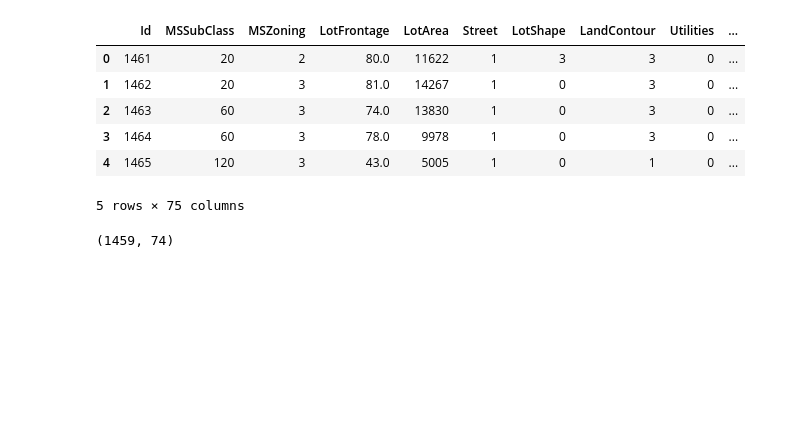
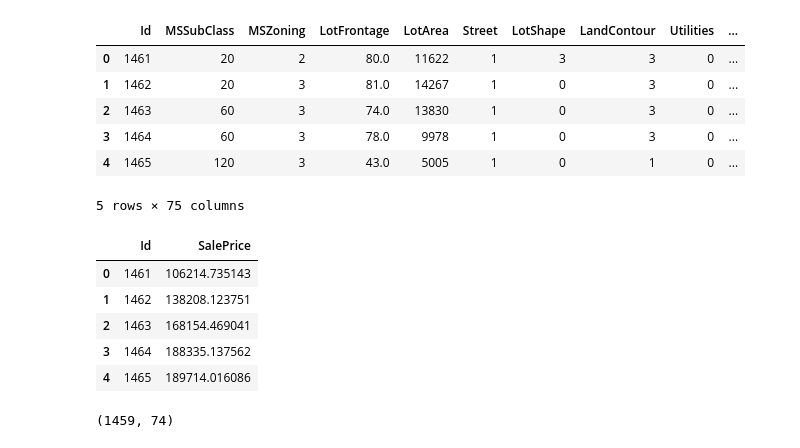
Before and after one commit to KizitoNaanma/Kaggle, a Jupyter notebook: House Pricing/House Price.ipynb, the cells around one changed output. Drawn from its saved outputs; the diff is of its cells as text; code cells hidden in the pictures; blank space fills up the shorter version.

```diff
--- a/House Pricing/House Price.ipynb
+++ b/House Pricing/House Price.ipynb
@@ -257,6 +257,7 @@ test_df.head()
 5 rows × 75 columns
 # %%
 preds = test_df.drop(['Id'],1)
+sc.fit_transform(preds)
 prediction = linalg.predict(preds)
 # %%
 submission = pd.DataFrame({
@@ -268,2 +267,11 @@ su
+# %%
+submission.head()
+# %% [output]
+|  | Id | SalePrice |
+| 0 | 1461 | 106214.735143 |
+| 1 | 1462 | 138208.123751 |
+| 2 | 1463 | 168154.469041 |
+| 3 | 1464 | 188335.137562 |
+| 4 | 1465 | 189714.016086 |
 # %%
 train_df = train_df.drop(['Id'],1)
```
Also changed, not shown: parts of 2 cells of this notebook.
